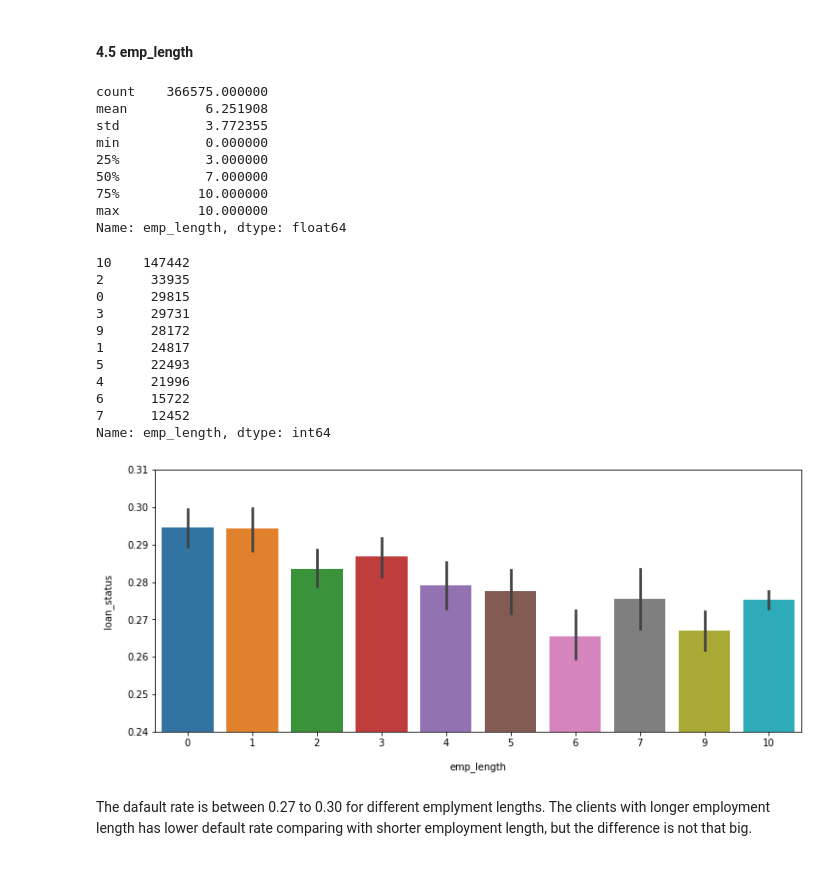
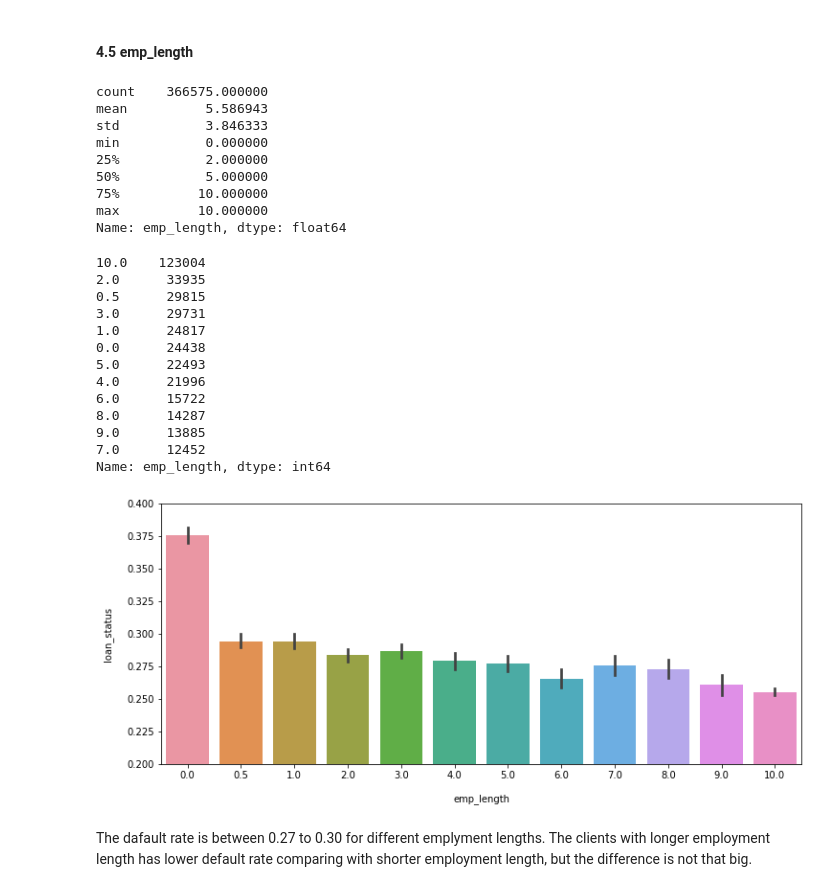
Before and after one commit to Dai-Yan/Lending_Club_Loan_Analysis, a Jupyter notebook: Loan Data Analysis.ipynb, the cells around one changed output. Cells and saved outputs as stored; diff of their text form; code cells hidden in the pictures.

```diff
--- a/Loan Data Analysis.ipynb
+++ b/Loan Data Analysis.ipynb
@@ -335,7 +330,6 @@ dtype: object
 # %%
-# fill the missing value in emp_length with mode
-emp_length_mode = data['emp_length'].mode()[0]
-data['emp_length'] = data['emp_length'].fillna(value=emp_length_mode)
+# fill the missing value in emp_length with 0
+data['emp_length'] = data['emp_length'].fillna(value='other')
 # %% [markdown]
 #### 3.1.3 num_tl_120dpd_2m
 # %%
@@ -669,7 +663,8 @@ array(['10+ years', '4 years', '3 years', '8 years', '7 years',
       dtype=object)
 # %%
 # encode emp_length into numerical variable
-emp_length_map = {'< 1 year': 0,
+emp_length_map = {'other': 0,
+                  '< 1 year': 0.5,
                   '1 year': 1,
                   '2 years': 2,
                   '3 years': 3,
@@ -677,7 +672,7 @@ emp_length_map = {'< 1 year': 0,
                   '5 years': 5,
                   '6 years': 6,
                   '7 years': 7,
-                  '8 years': 9,
+                  '8 years': 8,
                   '9 years': 9,
                   '10+ years': 10}
 data['emp_length'] = data['emp_length'].apply(lambda x: emp_length_map[x])
@@ -948,38 +943,40 @@ The renting has the highest default rate among four home-onwership categories. W
 data['emp_length'].describe()
 # %% [output]
 count    366575.000000
-mean          6.251908
-std           3.772355
+mean          5.586943
+std           3.846333
 min           0.000000
-25%           3.000000
-50%           7.000000
+25%           2.000000
+50%           5.000000
 75%          10.000000
 max          10.000000
 Name: emp_length, dtype: float64
 # %%
 data['emp_length'].value_counts()
 # %% [output]
-10    147442
-2      33935
-0      29815
-3      29731
-9      28172
-1      24817
-5      22493
-4      21996
-6      15722
-7      12452
+10.0    123004
+2.0      33935
+0.5      29815
+3.0      29731
+1.0      24817
+0.0      24438
+5.0      22493
+4.0      21996
+6.0      15722
+8.0      14287
+9.0      13885
+7.0      12452
 Name: emp_length, dtype: int64
 # %%
 # plot default rates across emp_length
 fig, ax = plt.subplots(figsize=(12, 5))
 chart = sns.barplot(x='emp_length', y='loan_status', data=data)
-ax.set(ylim=(0.24, 0.31))
+ax.set(ylim=(0.20, 0.4))
 plt.xlabel("emp_length", labelpad=14)
 plt.ylabel("loan_status", labelpad=14)
 plt.show()
 # %% [output]
-[figure, old version]
+[figure, new version]
 # %% [markdown]
 The dafault rate is between 0.27 to 0.30 for different emplyment lengths. The clients with longer employment length has lower default rate comparing with shorter employment length, but the difference is not that big.
 # %% [markdown]
```
Also changed, not shown: parts of 20 cells of this notebook.
